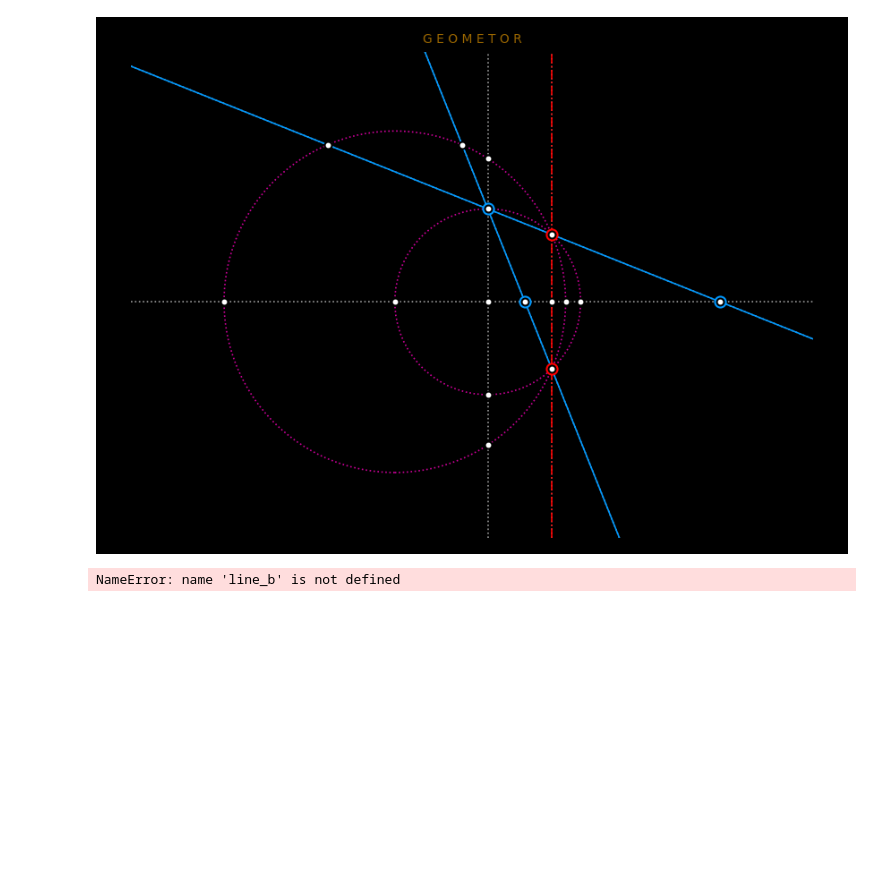
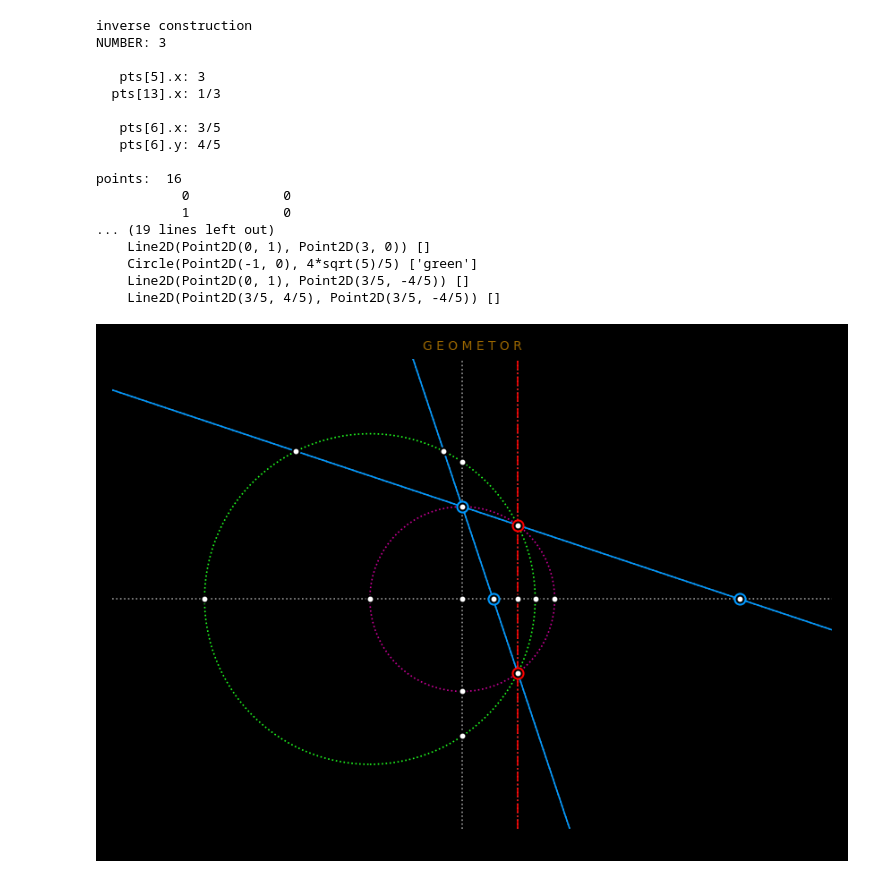
Before and after one commit to geometor/explorer-notebooks, a Jupyter notebook: inverse.ipynb, the cells around one changed output. Drawn from its saved outputs; the diff is of its cells as text; code cells hidden in the pictures; blank space fills up the shorter version.

```diff
--- a/inverse.ipynb
+++ b/inverse.ipynb
@@ -1,6 +1,9 @@
 # %%
 %run run.py
 %matplotlib widget
+
+# the number to invert
+n = sp.Rational(3,1)
 
 center = point(0, 0)
 add_point(center)
@@ -15,16 +18,17 @@ add_element(unitcircle)
 
 B = point(0,1)
 add_point(B)
+
+#add baseline
 add_element(line(center, B))
 
-n = sp.Rational(2,5)
 N = point(n, 0)
 add_point(N)
 
 L1 = line(B, N)
 add_element(L1)
 
-add_element(circle(pts[2], pts[6]))
+add_element(circle(pts[2], pts[6], classes=['green']))
 
 L2 = line(B, pts[9])
 add_element(L2)
@@ -36,35 +40,64 @@ limx = [0, 0]
 limy = [0, 0]
 
 for pt in pts:
 
     ptx = float(pt.x.evalf())
     pty = float(pt.y.evalf())
     # print(x, y)
     limx[0] = ptx if limx[0] > ptx else limx[0]
     limx[1] = ptx if limx[1] < ptx else limx[1]
     limy[0] = pty if limy[0] > pty else limy[0]
     limy[1] = pty if limy[1] < pty else limy[1]
 
 limx[0] -= 1
 limx[1] += 1
 limy[0] -= 1
 limy[1] += 1
 
 bounds = set_bounds(limx, limy)
 
 plt_init(limx, limy)
 
 plot_elements(elements, bounds)
 plot_line(L1, bounds, color='#09F', linestyle='-')
 plot_line(L2, bounds, color='#09F', linestyle='-')
 plot_line(chord, bounds, color='r', linestyle='-.')
 
 plot_points([B, N, pts[13]], under_color='#09F', under_markersize=15, add_to_cursors=False)
 plot_points([pts[6], pts[9]], under_color='r', under_markersize=15, add_to_cursors=False)
 plot_points(pts)
+
+print(f'inverse construction')
+print(f'NUMBER: {n}')
+print()
+print(f'   pts[5].x: {pts[5].x}')
+print(f'  pts[13].x: {pts[13].x}')
+print()
+print(f'   pts[6].x: {pts[6].x}')
+print(f'   pts[6].y: {pts[6].y}')
+
+print(f'\npoints: ', len(pts))
+for pt in pts:
+    print(f'    {str(pt.x): >8}     {str(pt.y): >8}')
+print(f'\nelements: ', len(elements))
+for el in elements:
+    print(f'    {el} {el.classes} ')
 # %% [output]
+inverse construction
+NUMBER: 3
+
+   pts[5].x: 3
+  pts[13].x: 1/3
+
+   pts[6].x: 3/5
+   pts[6].y: 4/5
+
+points:  16
+           0            0
+           1            0
+... (19 lines left out)
+    Line2D(Point2D(0, 1), Point2D(3, 0)) []
+    Circle(Point2D(-1, 0), 4*sqrt(5)/5) ['green']
+    Line2D(Point2D(0, 1), Point2D(3/5, -4/5)) []
+    Line2D(Point2D(3/5, 4/5), Point2D(3/5, -4/5)) []
-[figure, old version]
+[figure, new version]
-# %%
-line_b.equation().as_expr().subs(x, 5)
-# %% [output]
-NameError: name 'line_b' is not defined
```
Also changed, not shown: parts of 7 cells of this notebook, 43 other files.
